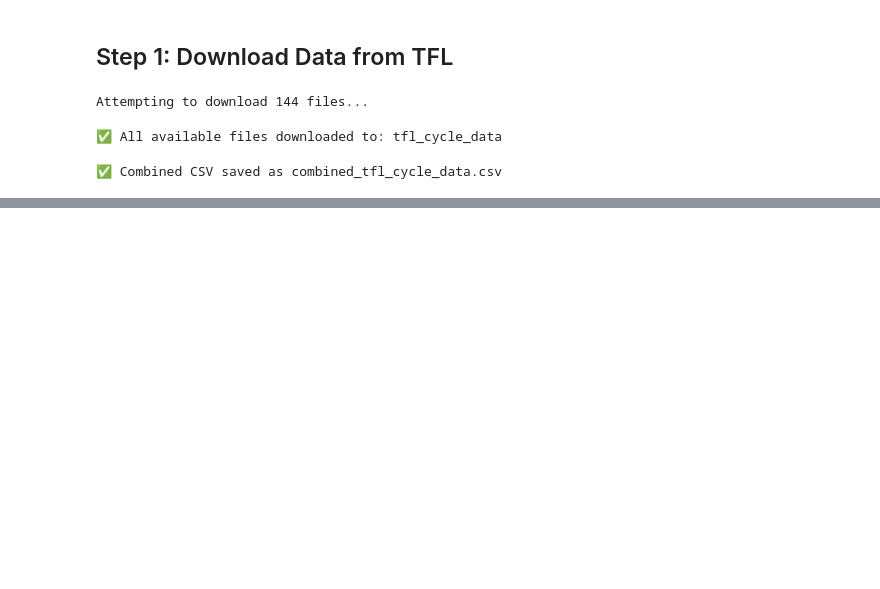
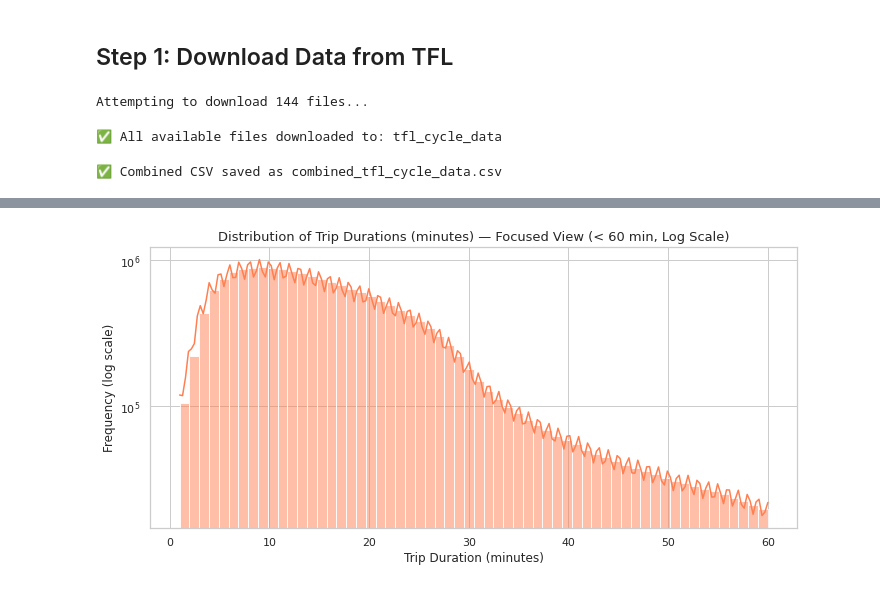
Before and after one commit to dhruvraj-singh-rawat/tfl-cycle-analysis, a Jupyter notebook: tfl-cycle-analysis.ipynb, the cells around one changed output, grey strips where cells are left out. Saved outputs shown, nothing was run; the diff lists cells and outputs as text; code cells hidden in the pictures; blank space fills up the shorter version.

```diff
--- a/tfl-cycle-analysis.ipynb
+++ b/tfl-cycle-analysis.ipynb
@@ -293,0 +325,25 @@ Counter({'duration_sec': 2, 'bike_id': 2, 'end_time': 2, 'end_station_id': 2, 'e
+# %%
+# 4. Distribution of Cycle Trip Durations (minutes) - TfL
+
+# Filter: Keep trips ≤ 60 minutes
+duration_cutoff = 60
+filtered_subset = filtered_df[filtered_df['duration_min'] <= duration_cutoff]
+
+# Plot: Histogram with better binning and log scale on y-axis
+plt.figure(figsize=(10, 5))
+sns.histplot(
+    data=filtered_subset,
+    x='duration_min',
+    bins=60,            # One bin per minute
+    kde=True,
+    color='coral'
+)
+
+plt.yscale('log')  # Apply logarithmic scale to y-axis
+plt.title("Distribution of Trip Durations (minutes) — Focused View (< 60 min, Log Scale)", fontsize=13)
+plt.xlabel("Trip Duration (minutes)")
+plt.ylabel("Frequency (log scale)")
+plt.tight_layout()
+plt.show()
+# %% [output]
+[figure, added]
```
Also changed, not shown: parts of 22 cells of this notebook.
